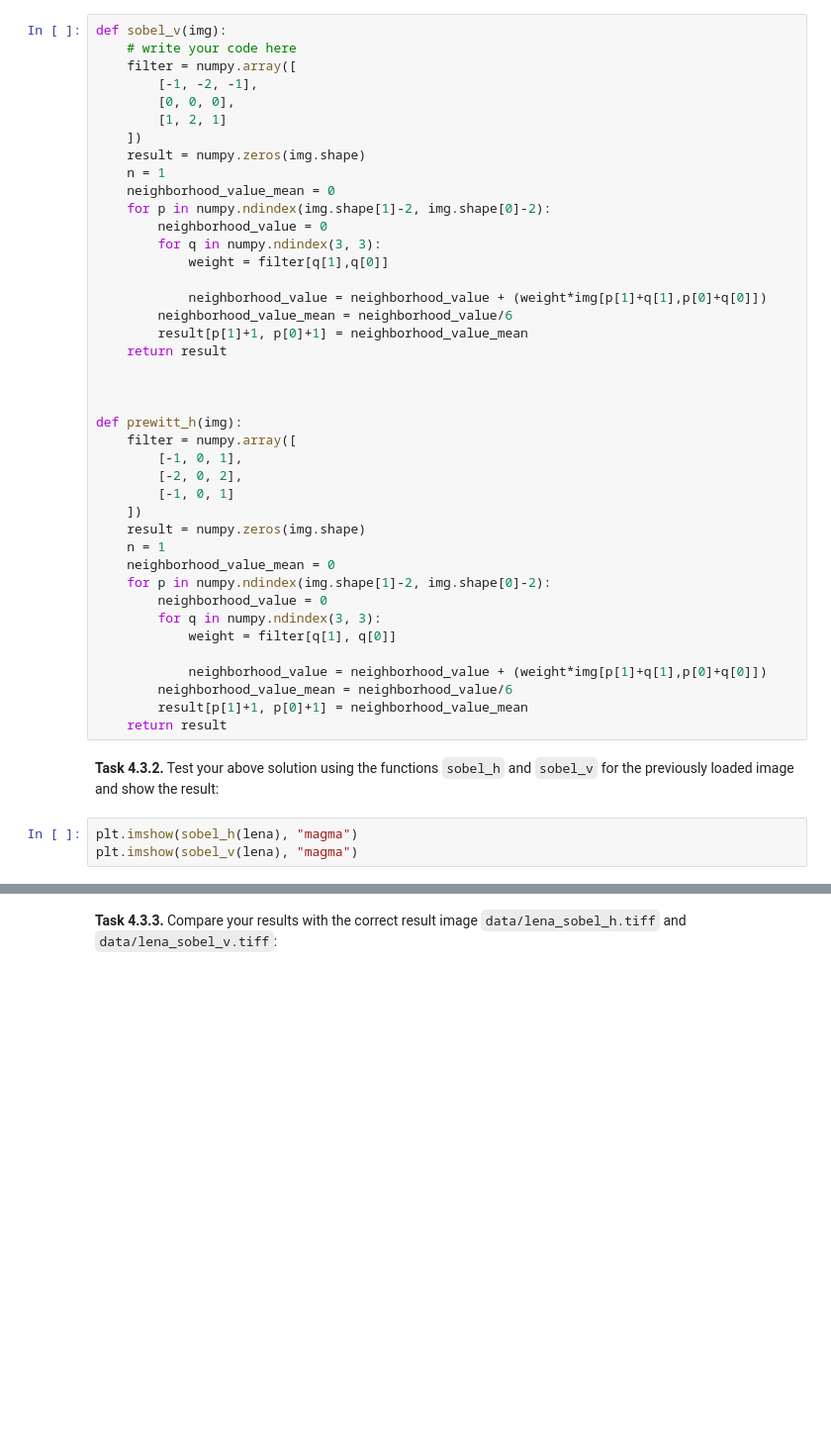
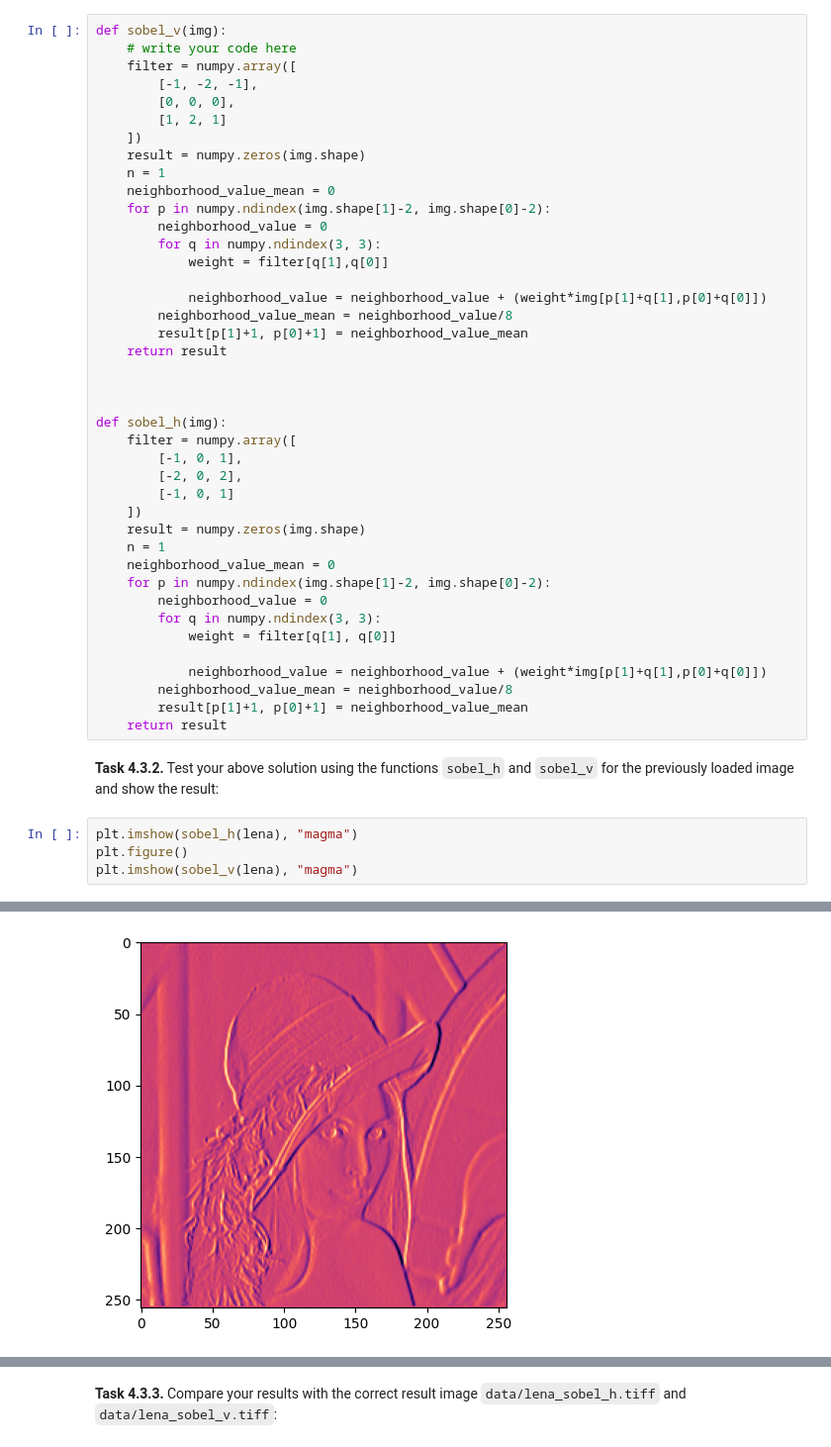
Before and after one commit to matteaunger/mobi-fs3-python, a Jupyter notebook: task4.ipynb, the cells around one changed output, grey strips where cells are left out. Shown at 99% size. Cells and saved outputs as stored; diff of their text form; blank space fills up the shorter version.

```diff
--- a/task4.ipynb
+++ b/task4.ipynb
@@ -122,13 +122,13 @@ def sobel_v(img):
             weight = filter[q[1],q[0]]
 
             neighborhood_value = neighborhood_value + (weight*img[p[1]+q[1],p[0]+q[0]])
-        neighborhood_value_mean = neighborhood_value/6
+        neighborhood_value_mean = neighborhood_value/8
         result[p[1]+1, p[0]+1] = neighborhood_value_mean
     return result
 
 
 
-def prewitt_h(img):
+def sobel_h(img):
     filter = numpy.array([
         [-1, 0, 1],
         [-2, 0, 2],
@@ -143,11 +143,13 @@ def prewitt_h(img):
             weight = filter[q[1], q[0]]
 
             neighborhood_value = neighborhood_value + (weight*img[p[1]+q[1],p[0]+q[0]])
-        neighborhood_value_mean = neighborhood_value/6
+        neighborhood_value_mean = neighborhood_value/8
         result[p[1]+1, p[0]+1] = neighborhood_value_mean
     return result
 # %% [markdown]
 **<a id="#">Task 4.3.2.</a>** Test your above solution using the functions `sobel_h` and `sobel_v` for the previously loaded image and show the result:
 # %%
 plt.imshow(sobel_h(lena), "magma")
+plt.figure()
 plt.imshow(sobel_v(lena), "magma")
+# %% [output]
@@ -153,0 +157 @@ plt.imshow(sobel_v(lena), "magma")
+[figure, added]
```
Also changed, not shown: parts of 3 cells of this notebook.
